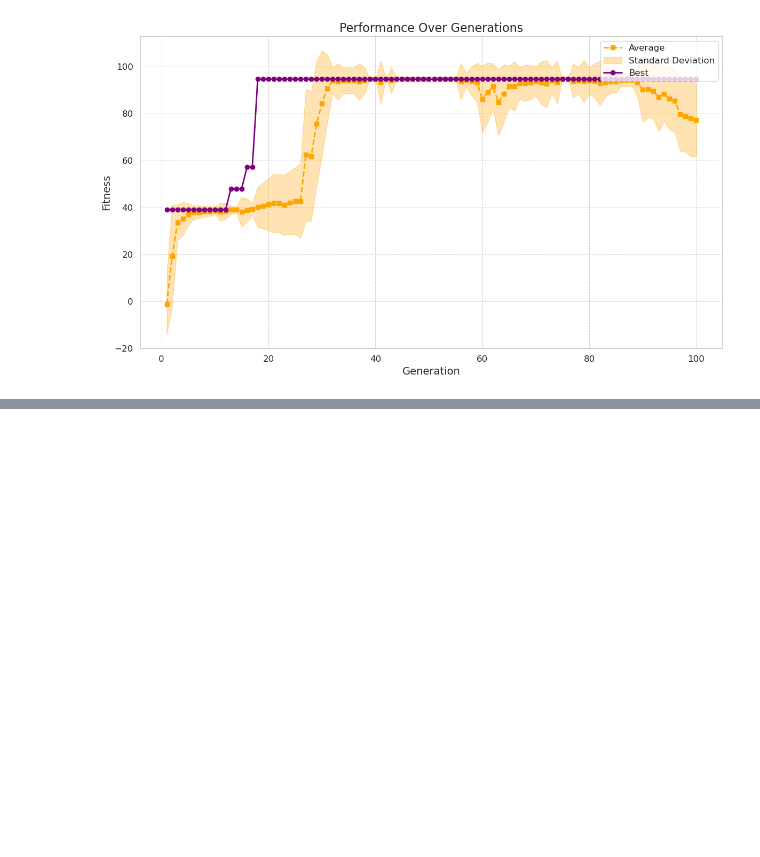
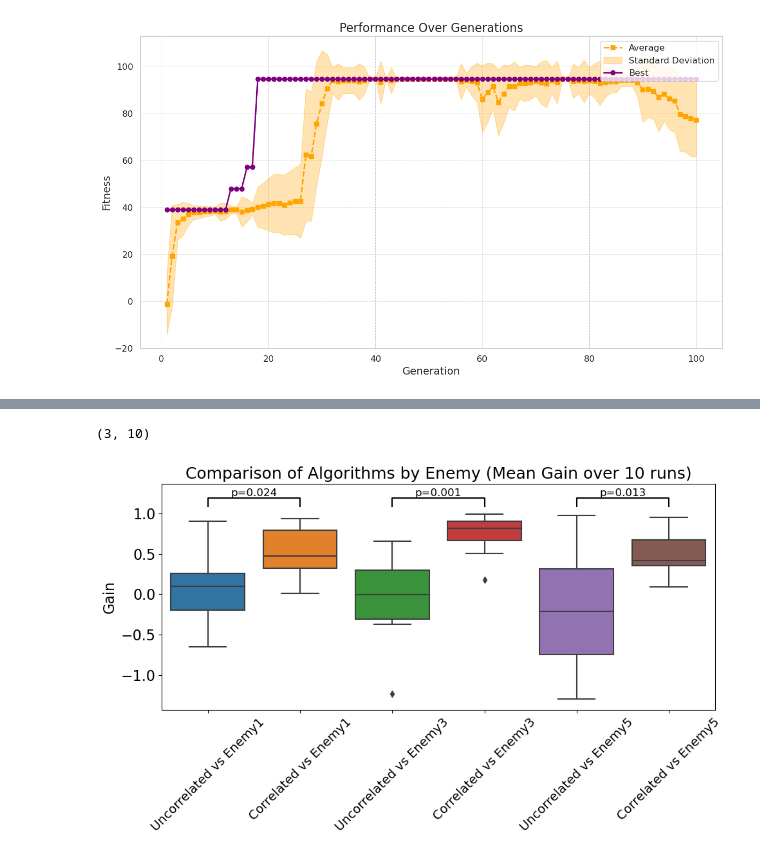
Before and after one commit to ArcovanBreda/evoman, a Jupyter notebook: Visualisation.ipynb, the cells around one changed output, grey strips where cells are left out. Cells and saved outputs as stored; diff of their text form; code cells hidden in the pictures; blank space fills up the shorter version.

Commit message:
code for visualisations, fixed continuation bug

```diff
--- a/Visualisation.ipynb
+++ b/Visualisation.ipynb
@@ -56,0 +65,19 @@ quick_vis("experiments/test_popusize=100_enemy=1_gens=100_hiddensize=10_u=1_l=-1
+# %%
+import sys
+from specialist_silvia import Specialist
+import numpy as np
+
+def get_individual_gain_correlated(exp='run1', etr='1', ete='1'):
+    sys.argv = ['notebook',
+                '--k',
+                '-m', 'correlated',
+                '-etr', etr,
+                '-ete', ete,
+                '-exp', exp]  # Example arguments
+
+    individual_gain = np.array([Specialist().test(type="individual gain") for _ in range(5)])
+    return individual_gain.mean()
+total_runs = []
+for enemy in ['1','3','5']:
+    total_runs.append([get_individual_gain_correlated(exp=f'run{run}', etr=enemy, ete=enemy) for run in range(1, 11)])
+total_runs = np.array(total_runs)
@@ -56,0 +102,57 @@ quick_vis("experiments/test_popusize=100_enemy=1_gens=100_hiddensize=10_u=1_l=-1
+# %%
+print(total_runs.shape)
+# %% [output]
+(3, 10)
+# %%
+import numpy as np
+import matplotlib.pyplot as plt
+import seaborn as sns
+from scipy.stats import ttest_ind
+
+np.random.seed(42)
+
+algorithms = ['Uncorrelated', 'Correlated']
+enemies = ['Enemy1', 'Enemy3', 'Enemy5']
+
+gain_values = np.random.normal(loc=0, scale=5, size=(10, 2, 3, 5)) *0.3
+
+mean_values = np.mean(gain_values, axis=3)
+total_runs = np.random.rand(10, 3)
+mean_values[:, 1, :] = total_runs
+# mean_values[:, 1, :] = total_runs
+
+boxplot_data = []
+labels = []
+for enemy_idx, enemy in enumerate(enemies):
+    for alg_idx, alg in enumerate(algorithms):
+        boxplot_data.append(mean_values[:, alg_idx, enemy_idx])
+        labels.append(f'{alg} vs {enemy}')
+
+plt.figure(figsize=(10, 6))
+sns.boxplot(data=boxplot_data)
+plt.xticks(ticks=np.arange(len(labels)), labels=labels, rotation=45, fontsize=14)
+plt.yticks(fontsize=16)
+plt.title('Comparison of Algorithms by Enemy (Mean Gain over 10 runs)', fontsize=18)
+plt.ylabel('Gain', fontsize=16)
+
+# Statistical test (t-test) between pairs of algorithms for each enemy
+p_values = []
+for enemy_idx, enemy in enumerate(enemies):
+    for i in range(len(algorithms)):
+        for j in range(i + 1, len(algorithms)):
+            t_stat, p_value = ttest_ind(mean_values[:, i, enemy_idx], mean_values[:, j, enemy_idx])
+            p_values.append((i, j, enemy_idx, p_value))
+
+fixed_y = np.max(mean_values) + np.max(mean_values)*0.1
+fixed_y_lower = np.min(mean_values) + np.min(mean_values)*0.1
+for (i, j, enemy_idx, p_value) in p_values:
+    x1 = i + enemy_idx * len(algorithms)
+    x2 = j + enemy_idx * len(algorithms)
+    plt.plot([x1, x1, x2, x2], [fixed_y, fixed_y + 0.1, fixed_y + 0.1, fixed_y], color='k')
+    plt.text((x1 + x2) / 2, fixed_y + 0.1, f'p={p_value:.3f}', ha='center', va='bottom', fontsize=12)
+
+plt.ylim(fixed_y_lower, fixed_y+ fixed_y*0.25)
+plt.tight_layout()
+plt.show()
+# %% [output]
+[figure, added]
```
Also changed, not shown: parts of 11 cells of this notebook, 3 other files.
